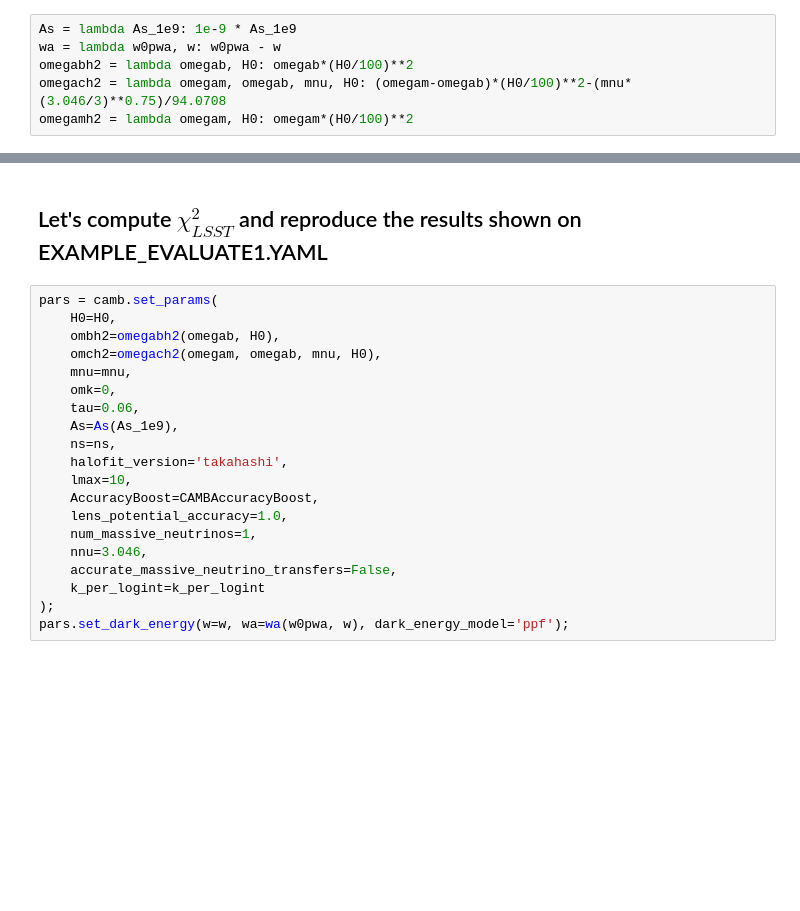
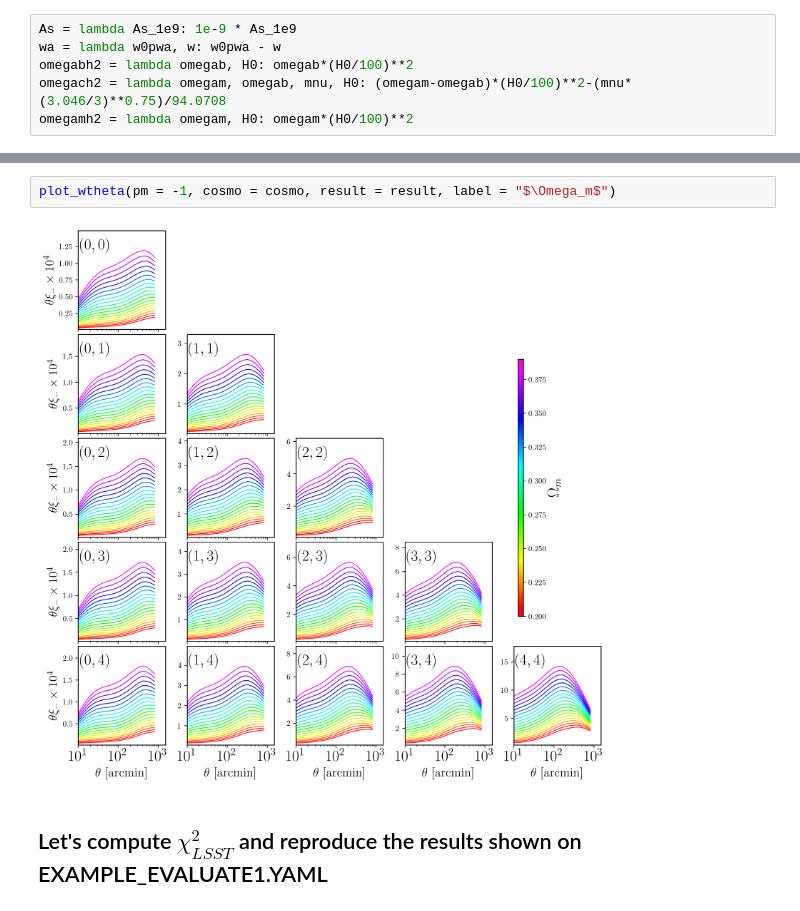
Before and after one commit to SBU-COSMOLIKE/cocoa_lsst_y1, a Jupyter notebook: EXAMPLE_EVALUATE1.ipynb, the cells around one changed output, grey strips where cells are left out. Drawn from its saved outputs; the diff is of its cells as text; blank space fills up the shorter version.

```diff
--- a/EXAMPLE_EVALUATE1.ipynb
+++ b/EXAMPLE_EVALUATE1.ipynb
@@ -103,22 +663,6 @@ omegamh2 = lambda omegam, H0: omegam*(H0/100)**2
+# %%
+plot_wtheta(pm = -1, cosmo = cosmo, result = result, label = "$\Omega_m$")
+# %% [output]
+[figure, added]
 # %% [markdown]
 ## Let's compute $\chi^2_{LSST}$ and reproduce the results shown on EXAMPLE_EVALUATE1.YAML
-# %%
-pars = camb.set_params(
-    H0=H0,
-    ombh2=omegabh2(omegab, H0),
-    omch2=omegach2(omegam, omegab, mnu, H0),
-    mnu=mnu,
-    omk=0,
-    tau=0.06,
-    As=As(As_1e9),
-    ns=ns,
-    halofit_version='takahashi',
-    lmax=10,
-    AccuracyBoost=CAMBAccuracyBoost,
-    lens_potential_accuracy=1.0,
-    num_massive_neutrinos=1,
-    nnu=3.046,
-    accurate_massive_neutrino_transfers=False,
-    k_per_logint=k_per_logint
-);
-pars.set_dark_energy(w=w, wa=wa(w0pwa, w), dark_energy_model='ppf');
```
Also changed, not shown: parts of 22 cells of this notebook, 1 other file.
